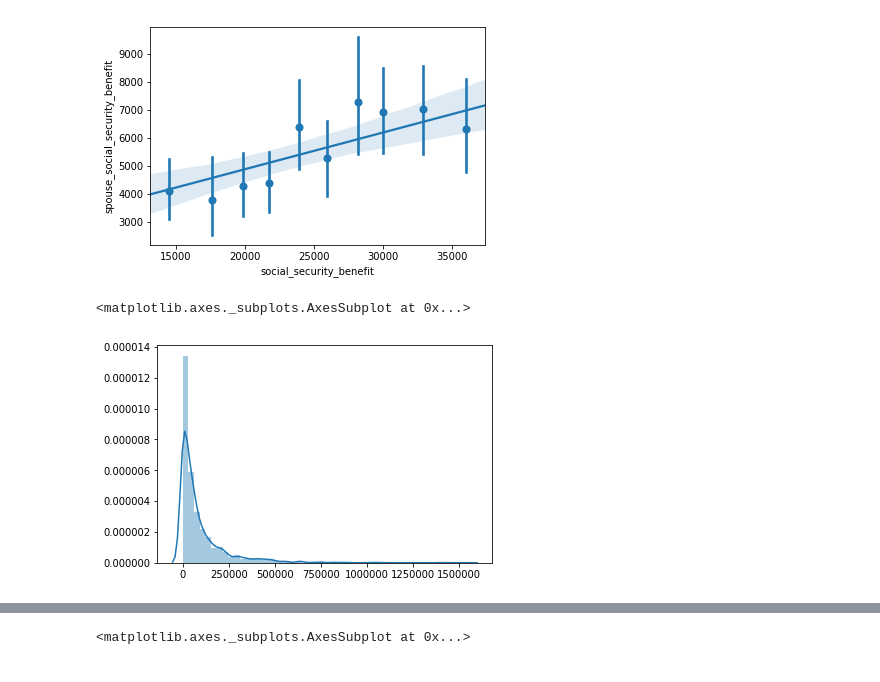
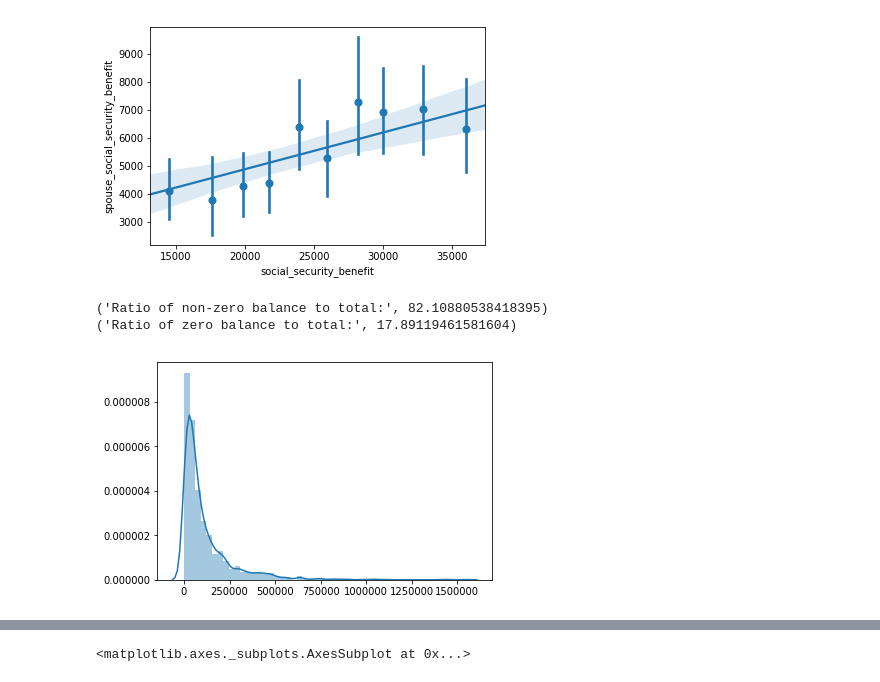
Before and after one commit to nc-looks/PythonBasics, a Jupyter notebook: Work/TAProdDataAnalysis/TAProdDataAnalysis.ipynb, the cells around one changed output, grey strips where cells are left out. Cells and saved outputs as stored; diff of their text form; code cells hidden in the pictures.

```diff
--- a/Work/TAProdDataAnalysis/TAProdDataAnalysis.ipynb
+++ b/Work/TAProdDataAnalysis/TAProdDataAnalysis.ipynb
@@ -63,6 +72,10 @@ countMarried
 countSingle = sum(df.marital_status==False)
 countSingle
 
+#histogram
+sns.set()
+plt.hist(df.iloc[:,[4]], bins=2)
+
 print tabulate([["Single", countSingle], ["Married", countMarried]],
          headers=['Marital Status', 'Count'])
 # %% [output]
@@ -181,0 +286,15 @@ Married           76775.9     66560  48743.4
+# %%
+#Visualization 9: Distribution of Salary (Unconditional)
+
+
+#sns.distplot(cleanSalary, axlabel="Salary", hist=True)
+
+salary = df.iloc[:,[2]]
+cleanSalary = salary[salary['salary']>1000]
+
+sns.set()
+#bins=[0,25000,40000,50000,60000,75000,100000]
+plt.hist(cleanSalary)
+
+#quantiles
+cleanSalary.quantile([0.2,0.4,0.6,0.8])
@@ -257,36 +439,63 @@ brokerage_1 = df.balance_1[df.name_type_1 == "brokerage"]
 brokerage_2 = df.balance_2[df.name_type_2 == "brokerage"]
 brokerage_3 = df.balance_3[df.name_type_3 == "brokerage"]
 brokerage_4 = df.balance_4[df.name_type_4 == "brokerage"]
 brokerage_5 = df.balance_5[df.name_type_5 == "brokerage"]
 brokerage_6 = df.balance_6[df.name_type_6 == "brokerage"]
 brokerage_7 = df.balance_7[df.name_type_7 == "brokerage"]
 brokerage_8 = df.balance_8[df.name_type_8 == "brokerage"]
 brokerage_9 = df.balance_9[df.name_type_9 == "brokerage"]
 brokerage_10 = df.balance_10[df.name_type_10 == "brokerage"]
 brokerage_11 = df.balance_11[df.name_type_11 == "brokerage"]
 
 
 IRA = [roth_ira_1, roth_ira_2, roth_ira_3, roth_ira_4,
             roth_ira_5, roth_ira_6, roth_ira_7, roth_ira_8,
             roth_ira_9, roth_ira_10, roth_ira_11,
       traditional_ira_1, traditional_ira_2, traditional_ira_3,
       traditional_ira_4, traditional_ira_5, traditional_ira_6,
       traditional_ira_7, traditional_ira_8, traditional_ira_9,
       traditional_ira_10, traditional_ira_11]
 
+
 Brokerage = [brokerage_1, brokerage_2, brokerage_3, brokerage_4,
             brokerage_5, brokerage_6, brokerage_7, brokerage_8,
             brokerage_9, brokerage_10, brokerage_11]
 
-sns.distplot(pd.concat(IRA))
+
 
 
 # account balance must be greater than $0
+iraAccounts = pd.DataFrame(pd.concat(IRA))
+iraAccounts.columns = ['ira_balance']
+cleanIRA = iraAccounts[iraAccounts.ira_balance > 1]
+sns.distplot(cleanIRA)
+
+
 # proportion of users with $0 vs non-zero balance
+dirtyIRA = iraAccounts[iraAccounts.ira_balance < 1]
+
+
+countClean = cleanIRA.shape[0]
+countDirty = dirtyIRA.shape[0]
+countAll = iraAccounts.shape[0]
+
+
+print('Ratio of non-zero balance to total:', (100*(np.true_divide(countClean, countAll))))
+print('Ratio of zero balance to total:', (100*(np.true_divide(countDirty, countAll))))
+
 # ratio of sum of balances to salary
+cleanIRAWSalary = cleanIRA.merge(df[['salary']], left_index=True, right_index=True)
+cleanIRAWSalaryRatio = pd.DataFrame(np.true_divide(cleanIRAWSalary.ira_balance, cleanIRAWSalary.salary))
+#sns.distplot(cleanIRAWSalaryRatio)
+
+
+# distribution per bin
+
+# account balance by marital status
 # %% [output]
-<matplotlib.axes._subplots.AxesSubplot at 0x...>
+('Ratio of non-zero balance to total:', 82.10880538418395)
+('Ratio of zero balance to total:', 17.89119461581604)
-[figure, old version]
+[figure, new version]
 # %%
 # Visualization 15: Distribution of Sum of Advisable IRA Balance – conditional on marital status
 
```
Also changed, not shown: parts of 28 cells of this notebook, 1 other file.
